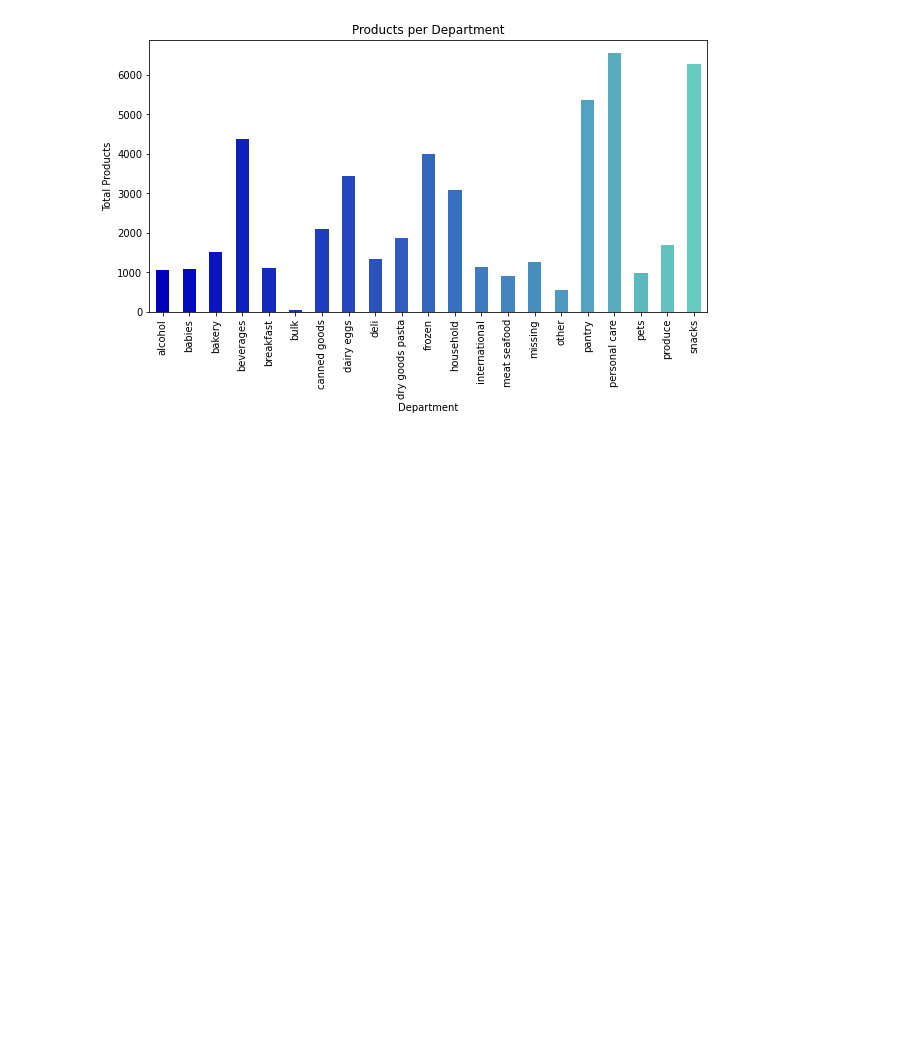
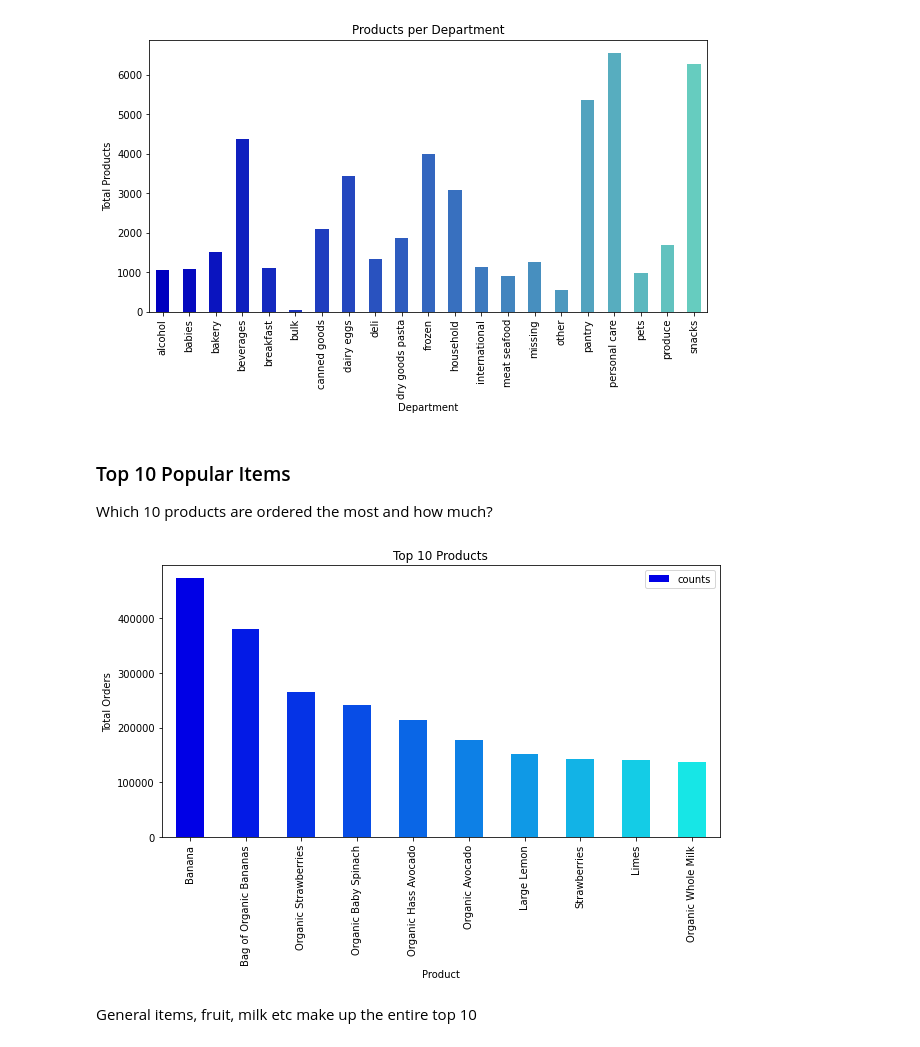
Before and after one commit to suvigyajain0101/RecSys, a Jupyter notebook: MarketBasketAnalysis/MarketBasketAnalysis.ipynb, the cells around one changed output. Cells and saved outputs as stored; diff of their text form; code cells hidden in the pictures; blank space fills up the shorter version.

```diff
--- a/MarketBasketAnalysis/MarketBasketAnalysis.ipynb
+++ b/MarketBasketAnalysis/MarketBasketAnalysis.ipynb
@@ -196,3 +196,31 @@ prod_dept_grouped.plot(kind='bar', stacked = True,title='Products per Department
          xlabel='Department', figsize=(10, 5), rot = 90, color = my_colors);
 # %% [output]
 [figure]
+# %% [markdown]
+### Top 10 Popular Items
+
+Which 10 products are ordered the most and how much?
+# %%
+# Count products (or the ids) in the prior_order df and
+# then use products df to get the product name
+# Get prod count by using value_count, then rename axis and index and
+# select top 10 rows (value_counts is sorted descending by default)
+top10prods_df = prior_orders['product_id']\
+                            .value_counts()\
+                            .rename_axis('product_id')\
+                            .reset_index(name='counts')\
+                            .iloc[0:10,:]
+
+# Merge with products df
+top10prodsname_df = top10prods_df.merge(products[['product_id', 'product_name']], how='left',on='product_id')
+
+# Define Color list - (r,g,b) values
+my_colors = [(x/100.0, x/10.0, 0.9) for x in range(len(top10prodsname_df))]
+
+# Plot bar chart
+top10prodsname_df.plot(kind='bar',x='product_name',y='counts', stacked = True,title='Top 10 Products', ylabel='Total Orders',
+         xlabel='Product', figsize=(10, 5), rot = 90, color = my_colors);
+# %% [output]
+[figure, added]
+# %% [markdown]
+General items, fruit, milk etc make up the entire top 10
```
